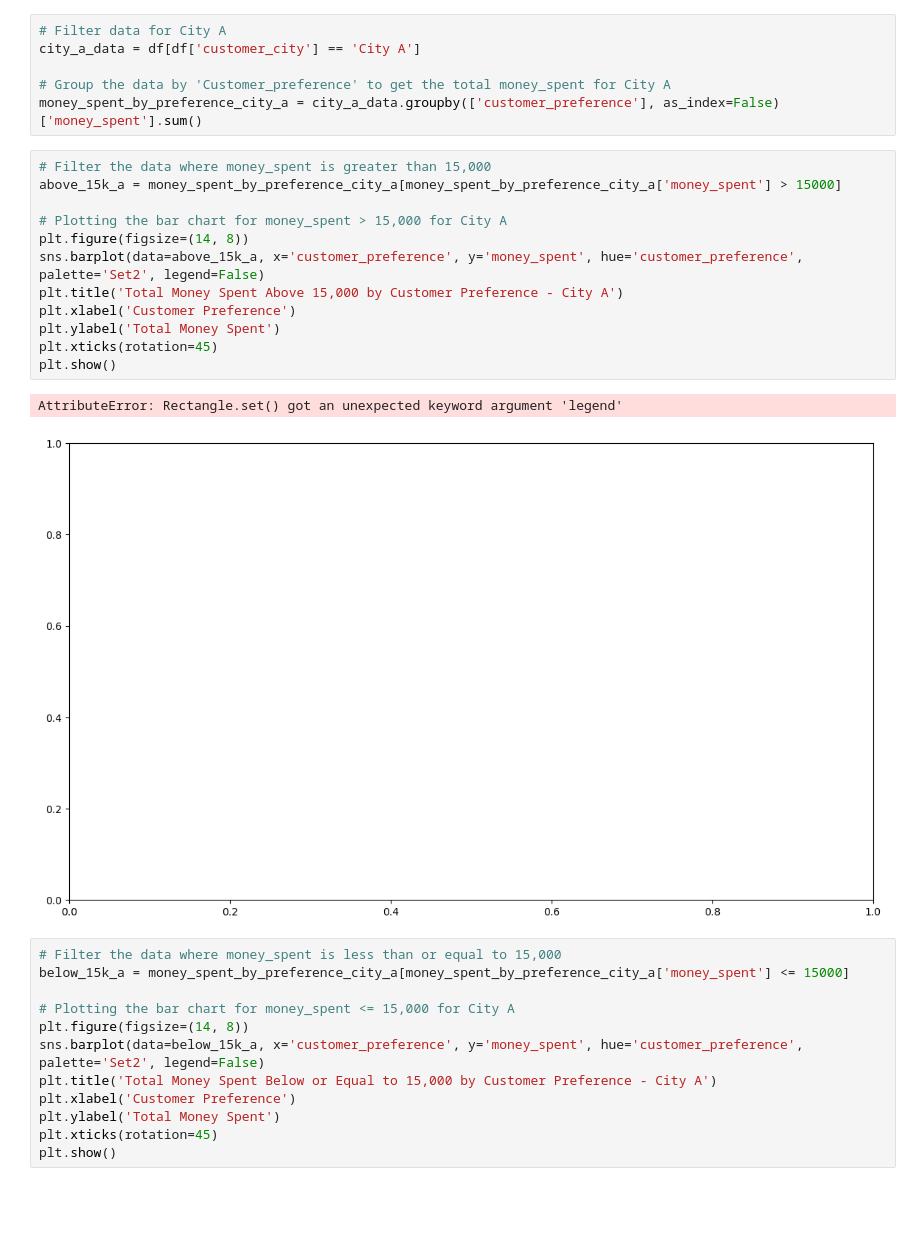
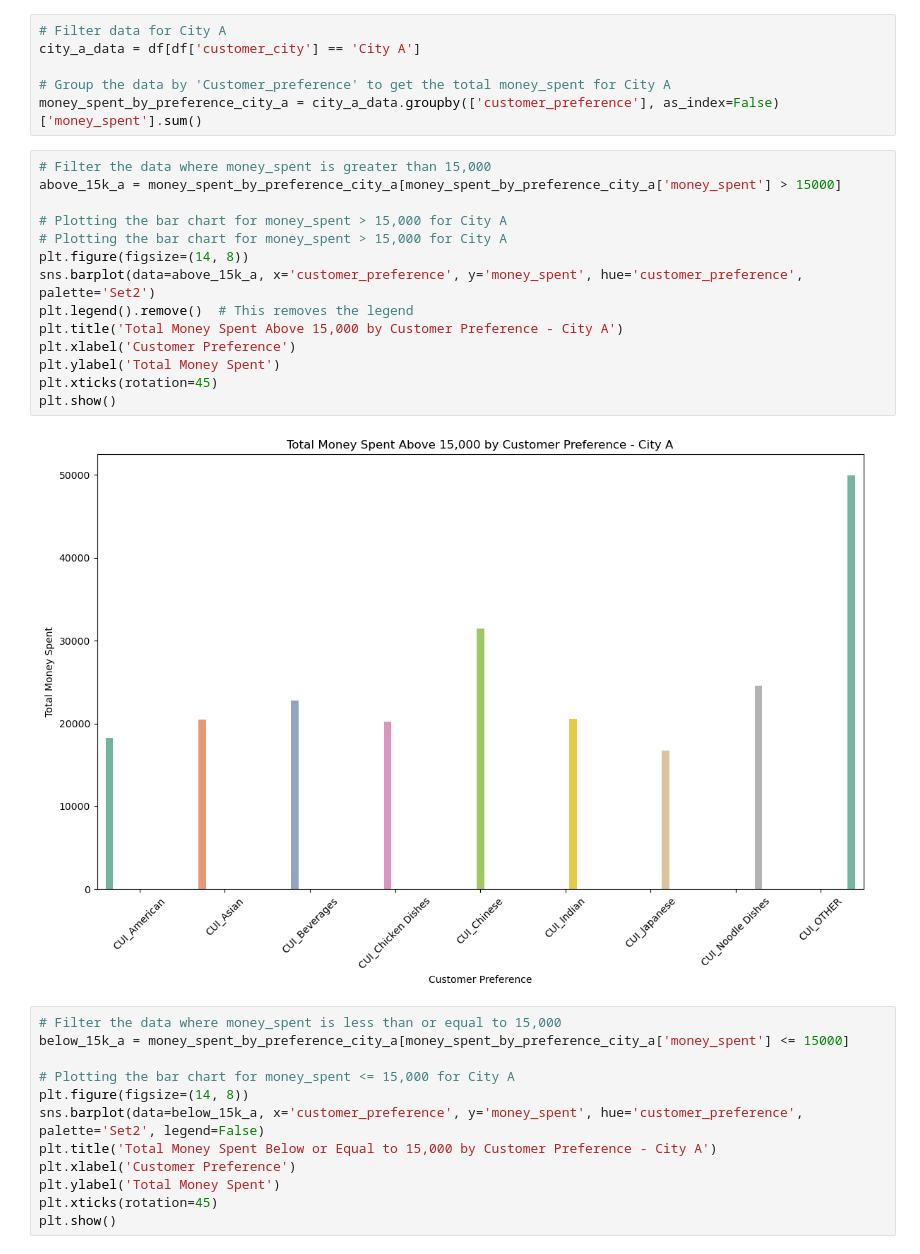
Before and after one commit to Telepatec/DataMiningProject, a Jupyter notebook: EDA PREPROCESS FEATURE ENGINEERING.ipynb, the cells around one changed output. Drawn from its saved outputs; the diff is of its cells as text; blank space fills up the shorter version.

```diff
--- a/EDA PREPROCESS FEATURE ENGINEERING.ipynb
+++ b/EDA PREPROCESS FEATURE ENGINEERING.ipynb
@@ -1420,18 +1402,19 @@ money_spent_by_preference_city_a = city_a_data.groupby(['customer_preference'],
 # %%
 # Filter the data where money_spent is greater than 15,000
 above_15k_a = money_spent_by_preference_city_a[money_spent_by_preference_city_a['money_spent'] > 15000]
 
 # Plotting the bar chart for money_spent > 15,000 for City A
+# Plotting the bar chart for money_spent > 15,000 for City A
 plt.figure(figsize=(14, 8))
-sns.barplot(data=above_15k_a, x='customer_preference', y='money_spent', hue='customer_preference', palette='Set2', legend=False)
+sns.barplot(data=above_15k_a, x='customer_preference', y='money_spent', hue='customer_preference', palette='Set2')
+plt.legend().remove()  # This removes the legend
 plt.title('Total Money Spent Above 15,000 by Customer Preference - City A')
 plt.xlabel('Customer Preference')
 plt.ylabel('Total Money Spent')
 plt.xticks(rotation=45)
 plt.show()
 # %% [output]
-AttributeError: Rectangle.set() got an unexpected keyword argument 'legend'
-[figure, old version]
+[figure, new version]
 # %%
 # Filter the data where money_spent is less than or equal to 15,000
 below_15k_a = money_spent_by_preference_city_a[money_spent_by_preference_city_a['money_spent'] <= 15000]
```
Also changed, not shown: parts of 4 cells of this notebook.
